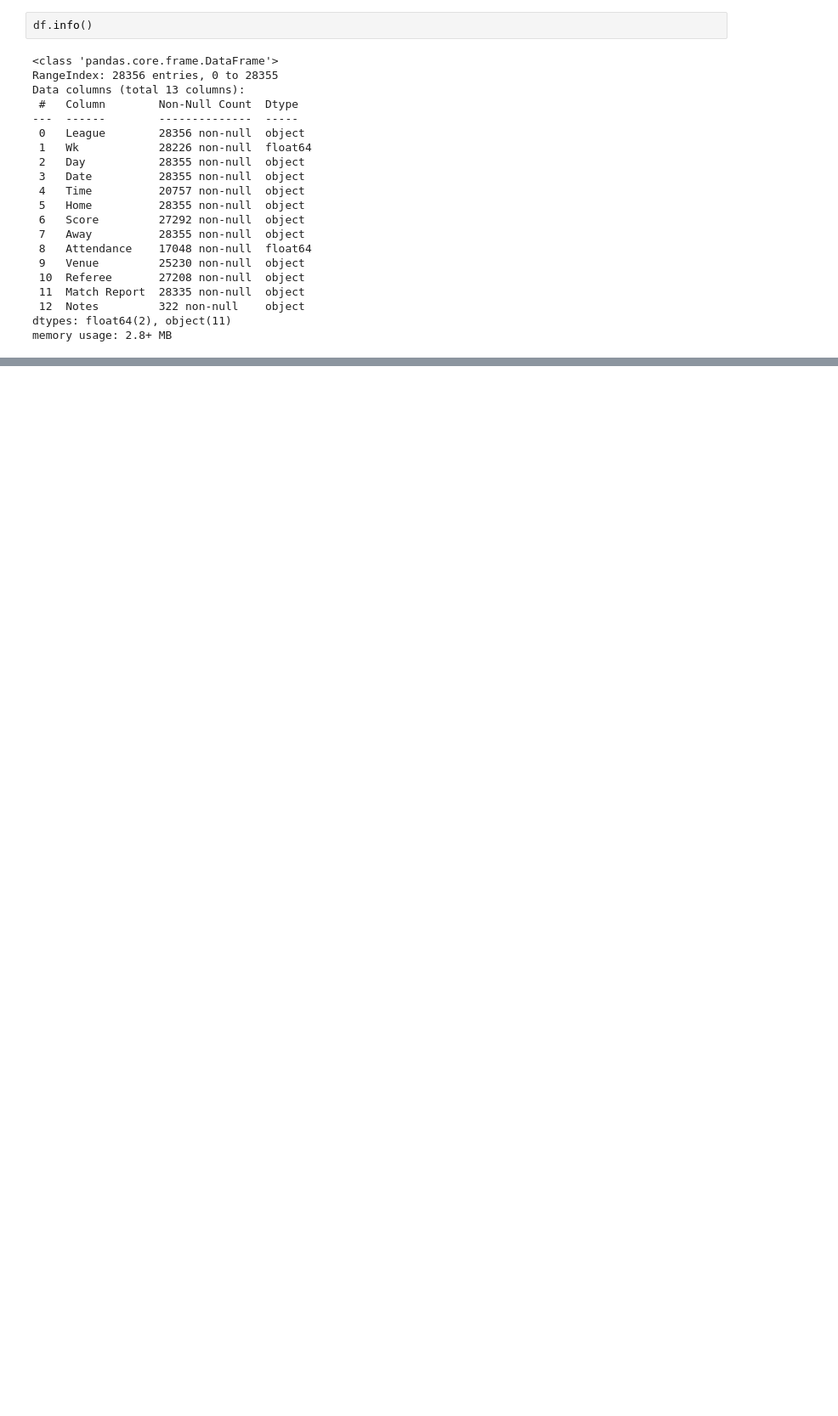
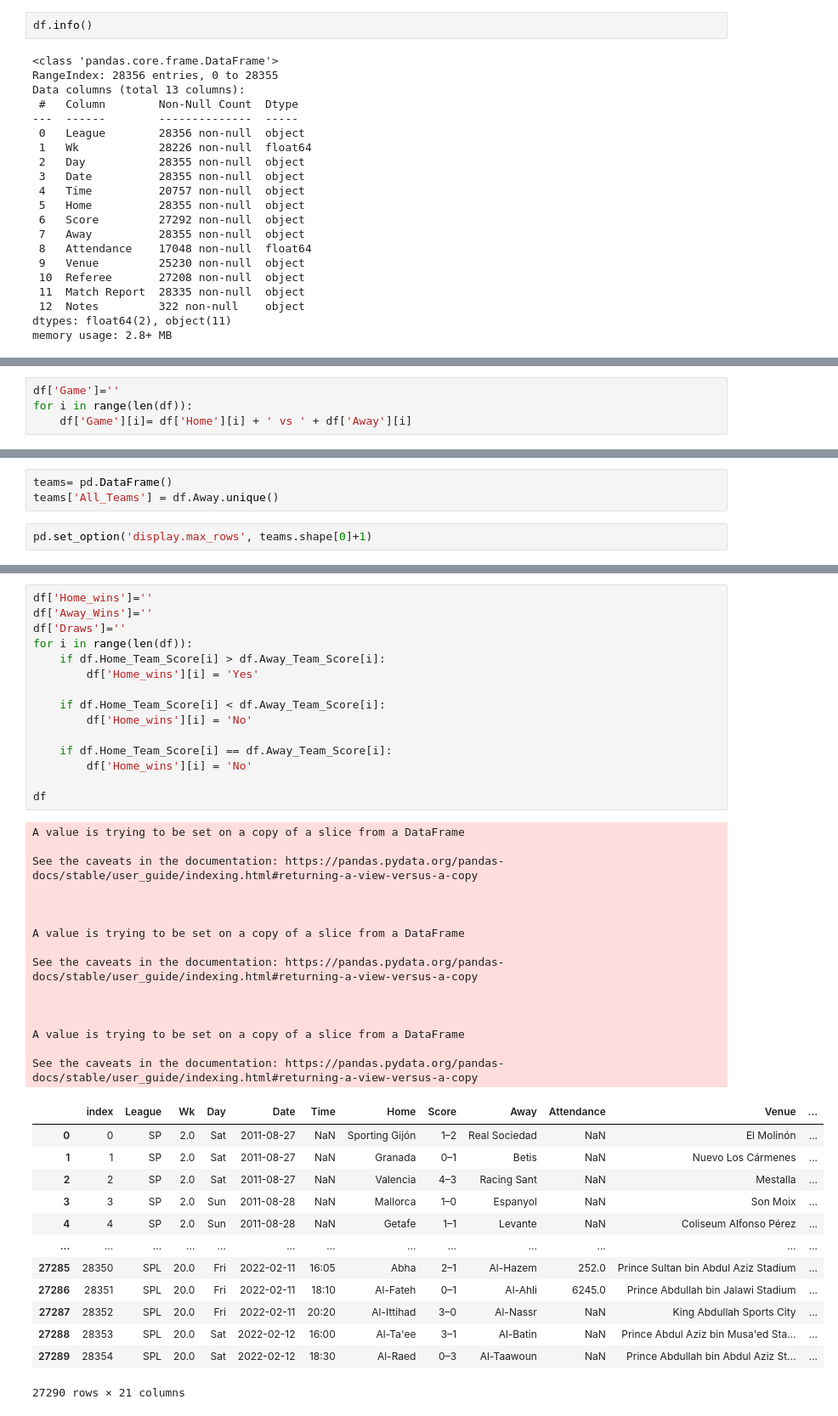
Before and after one commit to MohammedAljaafai/Football_Matches_Recommendation_System_Capstone, a Jupyter notebook: Football_EDA.ipynb, the cells around one changed output, grey strips where cells are left out. Shown at 85% size. Drawn from its saved outputs; the diff is of its cells as text; blank space fills up the shorter version.

```diff
--- a/Football_EDA.ipynb
+++ b/Football_EDA.ipynb
@@ -209,0 +386,4 @@ memory usage: 2.8+ MB
+# %%
+df['Game']=''
+for i in range(len(df)):
+    df['Game'][i]= df['Home'][i] + ' vs ' + df['Away'][i]
@@ -209,0 +403,5 @@ memory usage: 2.8+ MB
+# %%
+teams= pd.DataFrame()
+teams['All_Teams'] = df.Away.unique()
+# %%
+pd.set_option('display.max_rows', teams.shape[0]+1)
@@ -209,0 +471,44 @@ memory usage: 2.8+ MB
+# %%
+df['Home_wins']=''
+df['Away_Wins']=''
+df['Draws']=''
+for i in range(len(df)):
+    if df.Home_Team_Score[i] > df.Away_Team_Score[i]:
+        df['Home_wins'][i] = 'Yes'
+
+    if df.Home_Team_Score[i] < df.Away_Team_Score[i]:
+        df['Home_wins'][i] = 'No'
+
+    if df.Home_Team_Score[i] == df.Away_Team_Score[i]:
+        df['Home_wins'][i] = 'No'
+
+df
+# %% [output]
+A value is trying to be set on a copy of a slice from a DataFrame
+
+See the caveats in the documentation: https://pandas.pydata.org/pandas-docs/stable/user_guide/indexing.html#returning-a-view-versus-a-copy
+
+
+
+A value is trying to be set on a copy of a slice from a DataFrame
+
+See the caveats in the documentation: https://pandas.pydata.org/pandas-docs/stable/user_guide/indexing.html#returning-a-view-versus-a-copy
+
+
+
+A value is trying to be set on a copy of a slice from a DataFrame
+
+See the caveats in the documentation: https://pandas.pydata.org/pandas-docs/stable/user_guide/indexing.html#returning-a-view-versus-a-copy
+|  | index | League | Wk | Day | Date | Time | Home | Score | Away | Attendance | Venue | ... |
+| 0 | 0 | SP | 2.0 | Sat | 2011-08-27 | NaN | Sporting Gijón | 1–2 | Real Sociedad | NaN | El Molinón | ... |
+| 1 | 1 | SP | 2.0 | Sat | 2011-08-27 | NaN | Granada | 0–1 | Betis | NaN | Nuevo Los Cármenes | ... |
+| 2 | 2 | SP | 2.0 | Sat | 2011-08-27 | NaN | Valencia | 4–3 | Racing Sant | NaN | Mestalla | ... |
+| 3 | 3 | SP | 2.0 | Sun | 2011-08-28 | NaN | Mallorca | 1–0 | Espanyol | NaN | Son Moix | ... |
+| 4 | 4 | SP | 2.0 | Sun | 2011-08-28 | NaN | Getafe | 1–1 | Levante | NaN | Coliseum Alfonso Pérez | ... |
+| ... | ... | ... | ... | ... | ... | ... | ... | ... | ... | ... | ... | ... |
+| 27285 | 28350 | SPL | 20.0 | Fri | 2022-02-11 | 16:05 | Abha | 2–1 | Al-Hazem | 252.0 | Prince Sultan bin Abdul Aziz Stadium | ... |
+| 27286 | 28351 | SPL | 20.0 | Fri | 2022-02-11 | 18:10 | Al-Fateh | 0–1 | Al-Ahli | 6245.0 | Prince Abdullah bin Jalawi Stadium | ... |
+| 27287 | 28352 | SPL | 20.0 | Fri | 2022-02-11 | 20:20 | Al-Ittihad | 3–0 | Al-Nassr | NaN | King Abdullah Sports City | ... |
+| 27288 | 28353 | SPL | 20.0 | Sat | 2022-02-12 | 16:00 | Al-Ta'ee | 3–1 | Al-Batin | NaN | Prince Abdul Aziz bin Musa'ed Sta... | ... |
+| 27289 | 28354 | SPL | 20.0 | Sat | 2022-02-12 | 18:30 | Al-Raed | 0–3 | Al-Taawoun | NaN | Prince Abdullah bin Abdul Aziz St... | ... |
+27290 rows × 21 columns
```
Also changed, not shown: parts of 30 cells of this notebook.
